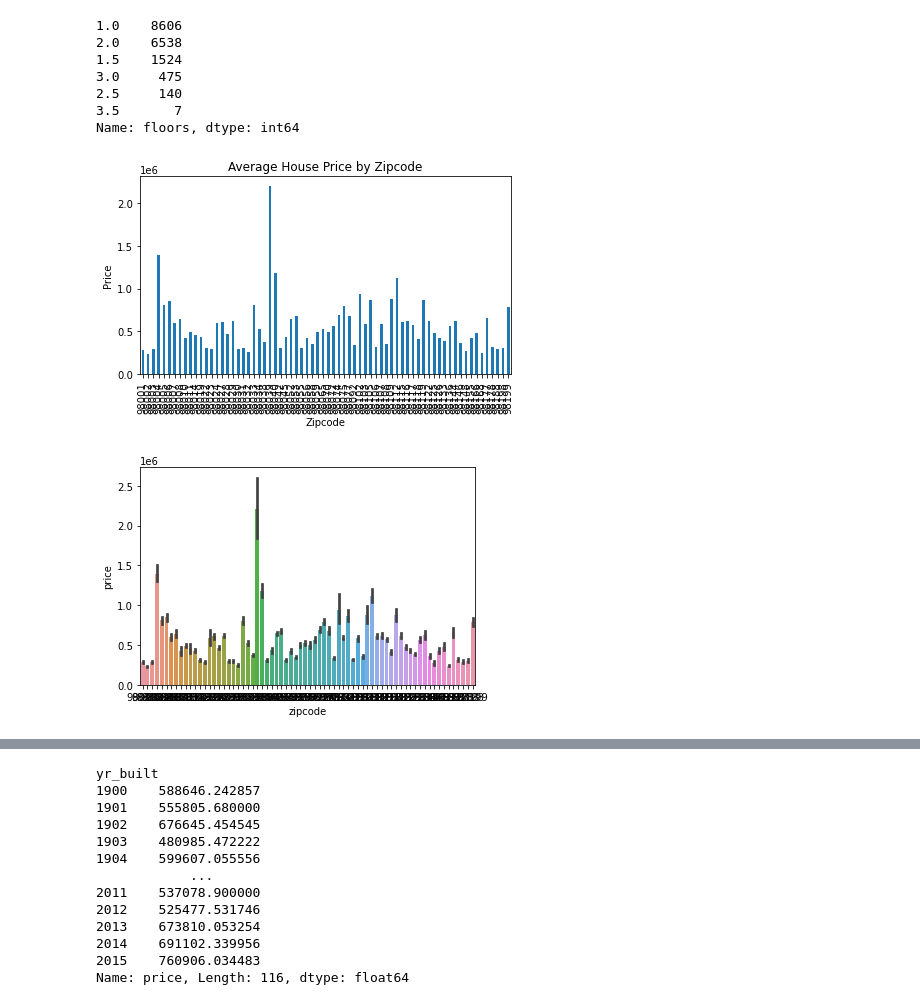
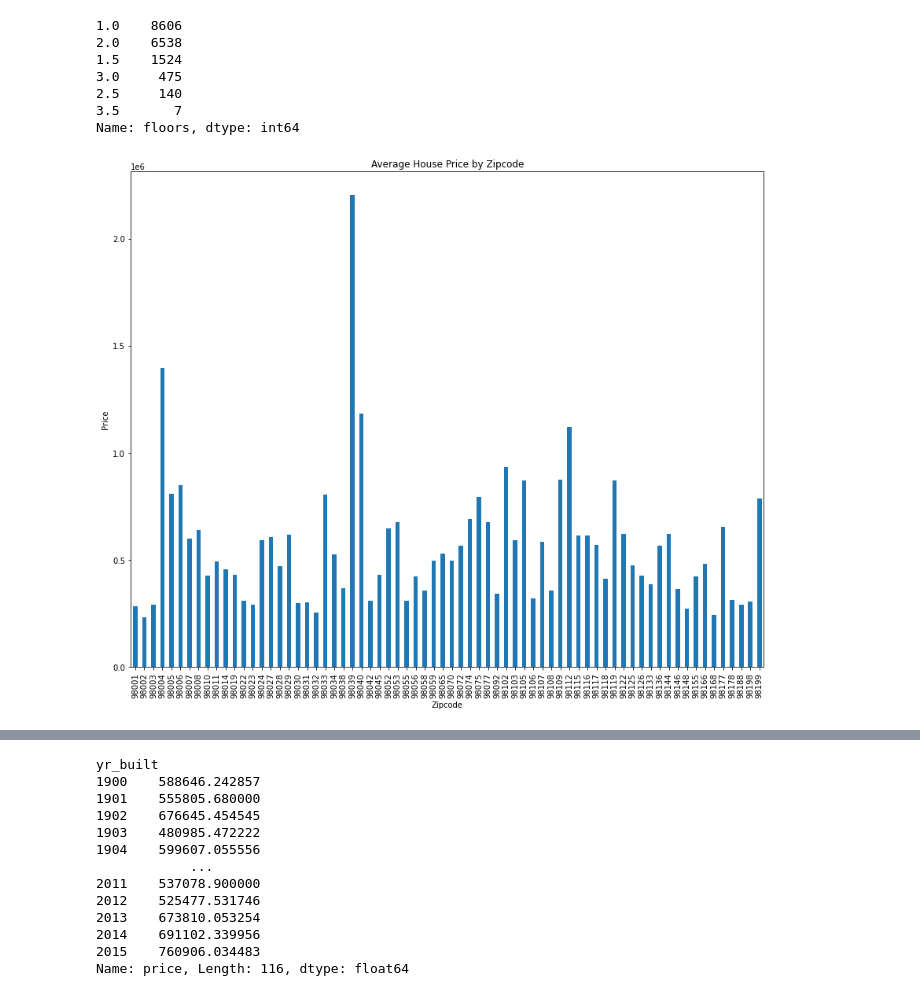
Before and after one commit to markrubin85/Real_Estate_Value_Prediction_Model, a Jupyter notebook: Data_Cleaning.ipynb, the cells around one changed output, grey strips where cells are left out. Saved outputs shown, nothing was run; the diff lists cells and outputs as text; code cells hidden in the pictures.

```diff
--- a/Data_Cleaning.ipynb
+++ b/Data_Cleaning.ipynb
@@ -141,16 +140,14 @@ df['floors'].value_counts()
 3.5       7
 Name: floors, dtype: int64
 # %%
+fig, ax = plt.subplots(figsize=(12,10))
 ax = df.groupby('zipcode')['price'].mean().plot(kind='bar')
 ax.set_title('Average House Price by Zipcode')
 ax.set_xlabel('Zipcode')
 ax.set_ylabel('Price')
 
 plt.tight_layout()
+plt.savefig('Data_Visualizations/Average_House_Price_by_Zipcode.png')
 plt.show()
 # %% [output]
-[figure, old version]
+[figure, new version]
-# %%
-ax = sns.barplot(data=df, x="zipcode", y="price")
-# %% [output]
-[figure, removed]
```
Also changed, not shown: parts of 101 cells of this notebook, 11 other files.
